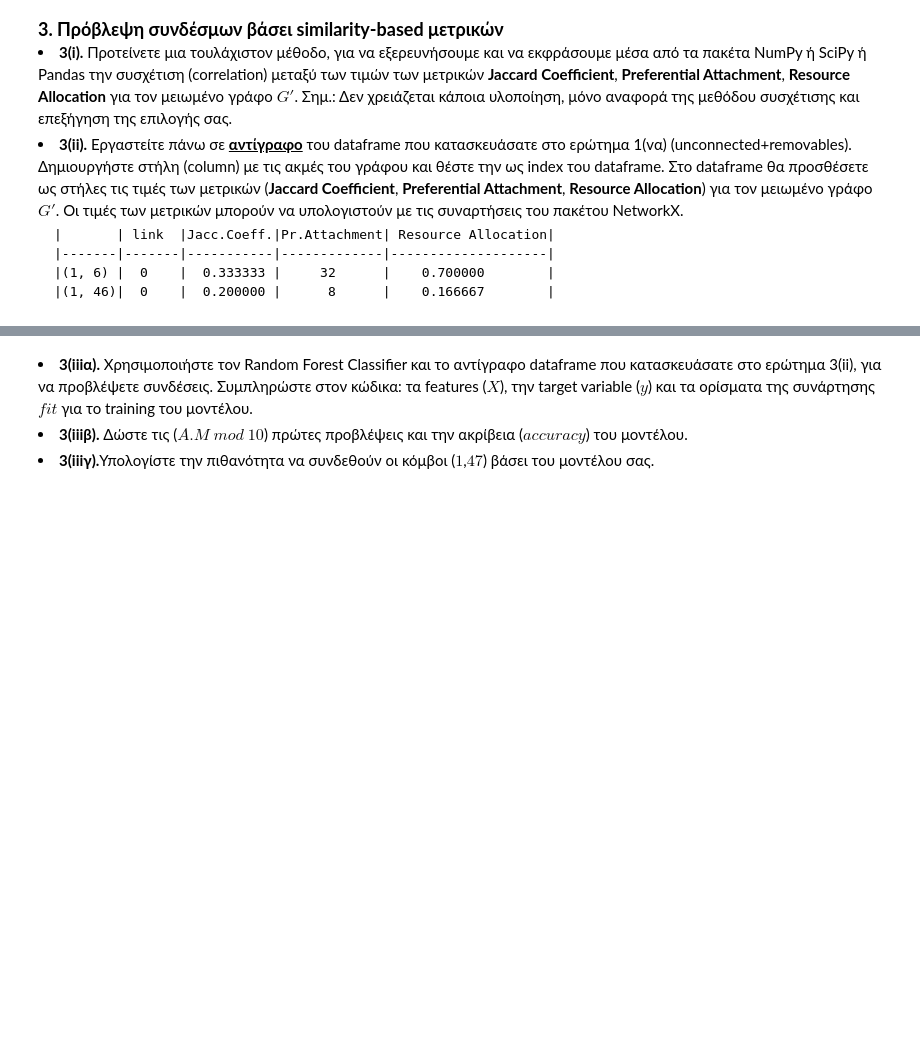
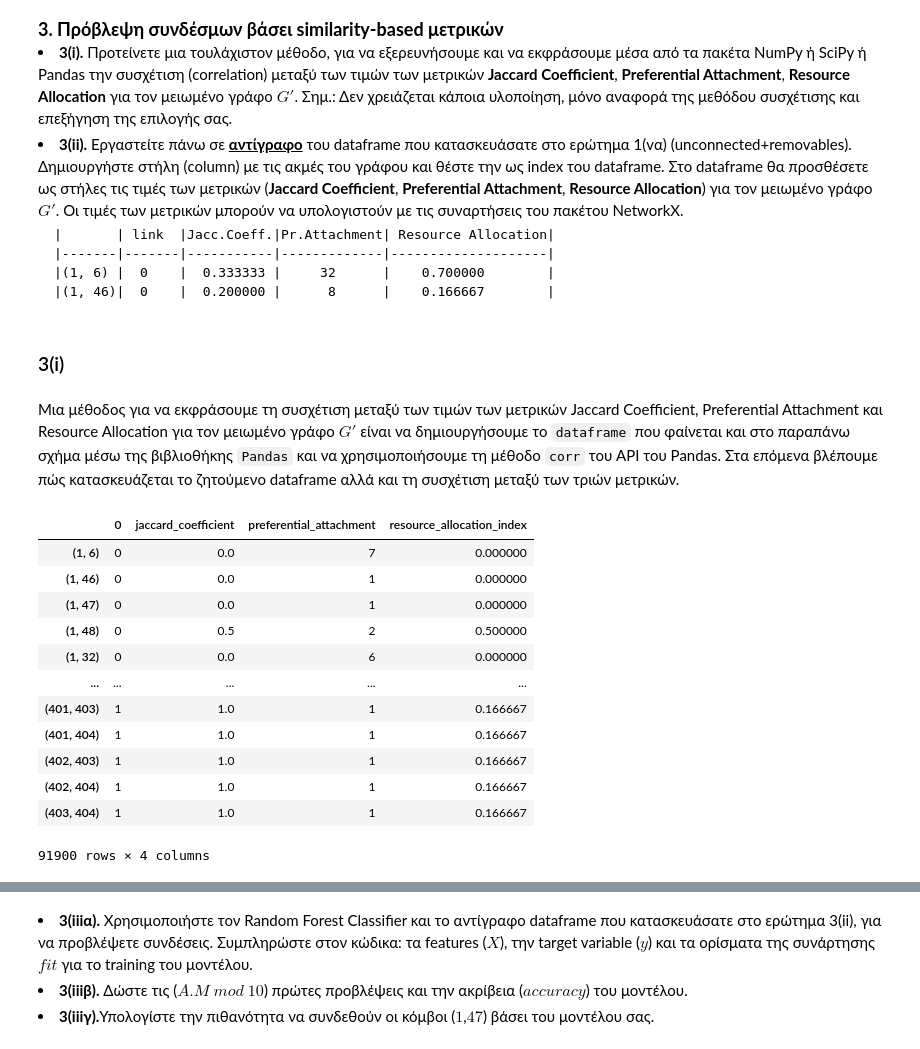
Before and after one commit to ChrisNick92/SocialNetworkAnalysis, a Jupyter notebook: project3/lab3.ipynb, the cells around one changed output, grey strips where cells are left out. Cells and saved outputs as stored; diff of their text form; code cells hidden in the pictures; blank space fills up the shorter version.

```diff
--- a/project3/lab3.ipynb
+++ b/project3/lab3.ipynb
@@ -236,0 +232,44 @@ plt.show()
+# %% [markdown]
+### 3(i)
+# %% [markdown]
+Μια μέθοδος για να εκφράσουμε τη συσχέτιση μεταξύ των τιμών των μετρικών Jaccard Coefficient, Preferential Attachment και Resource Allocation για τον μειωμένο γράφο $G'$ είναι να δημιουργήσουμε το `dataframe` που φαίνεται και στο παραπάνω σχήμα μέσω της βιβλιοθήκης `Pandas` και να χρησιμοποιήσουμε τη μέθοδο `corr` του API του Pandas. Στα επόμενα βλέπουμε πώς κατασκευάζεται το ζητούμενο dataframe αλλά και τη συσχέτιση μεταξύ των τριών μετρικών.
+# %%
+from functools import wraps
+
+
+def wrapping_link_prediction(pred_func):
+
+    @wraps(pred_func)
+    def create_series(G, ebunch, **kwargs):
+        preds = pred_func(G, ebunch, **kwargs)
+        edges, vals = [], []
+        for u, v, p in preds:
+            edges.append((u, v))
+            vals.append(p)
+        s = pd.Series(data=vals, index=edges, name=pred_func.__name__)
+        return s.loc[ebunch]
+
+    return create_series
+# %%
+links = [nx.jaccard_coefficient, nx.preferential_attachment, nx.resource_allocation_index]
+ground_truths = pd.Series(data=list(df['link']), index=df['edges'])
+# %%
+df_final = pd.concat(
+    [ground_truths, *(wrapper(G_prime, df['edges']) for wrapper in map(wrapping_link_prediction, links))], axis=1
+)
+# %%
+df_final
+# %% [output]
+|  | 0 | jaccard_coefficient | preferential_attachment | resource_allocation_index |
+| (1, 6) | 0 | 0.0 | 7 | 0.000000 |
+| (1, 46) | 0 | 0.0 | 1 | 0.000000 |
+| (1, 47) | 0 | 0.0 | 1 | 0.000000 |
+| (1, 48) | 0 | 0.5 | 2 | 0.500000 |
+| (1, 32) | 0 | 0.0 | 6 | 0.000000 |
+| ... | ... | ... | ... | ... |
+| (401, 403) | 1 | 1.0 | 1 | 0.166667 |
+| (401, 404) | 1 | 1.0 | 1 | 0.166667 |
+| (402, 403) | 1 | 1.0 | 1 | 0.166667 |
+| (402, 404) | 1 | 1.0 | 1 | 0.166667 |
+| (403, 404) | 1 | 1.0 | 1 | 0.166667 |
+91900 rows × 4 columns
```
Also changed, not shown: parts of 14 cells of this notebook.
